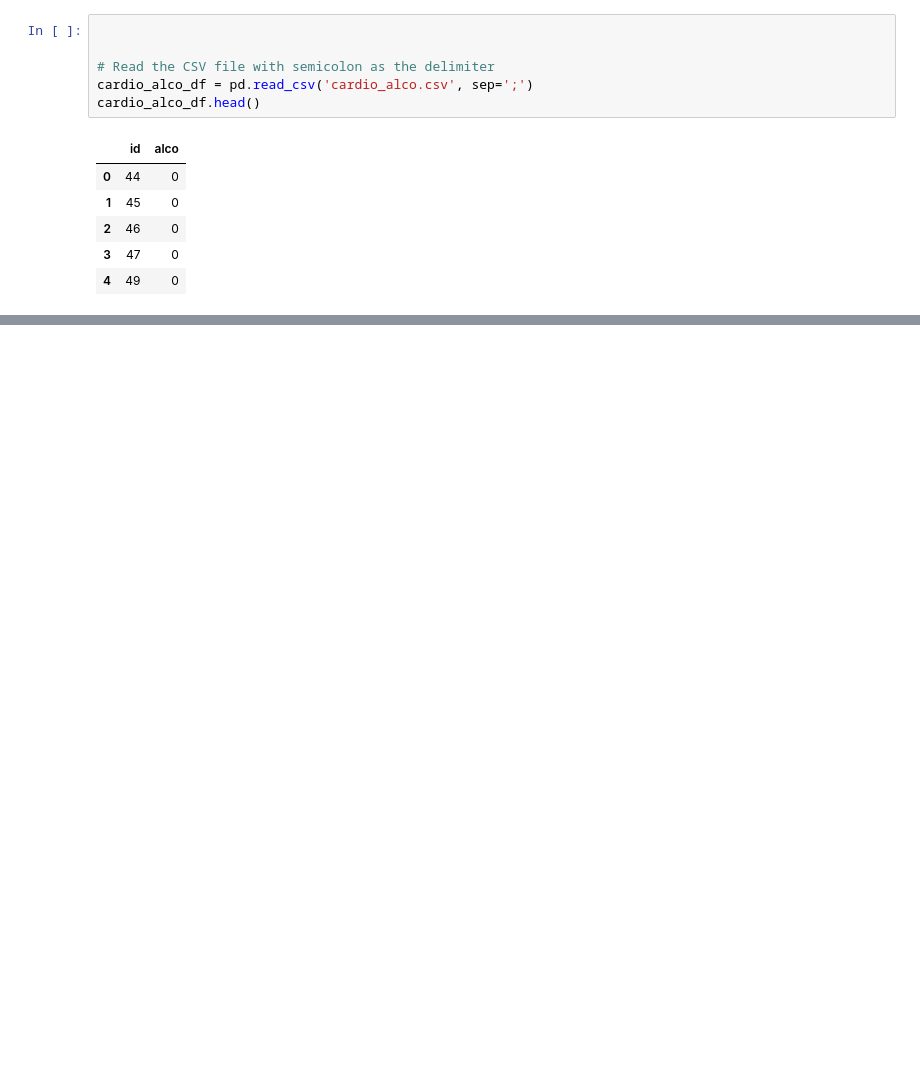
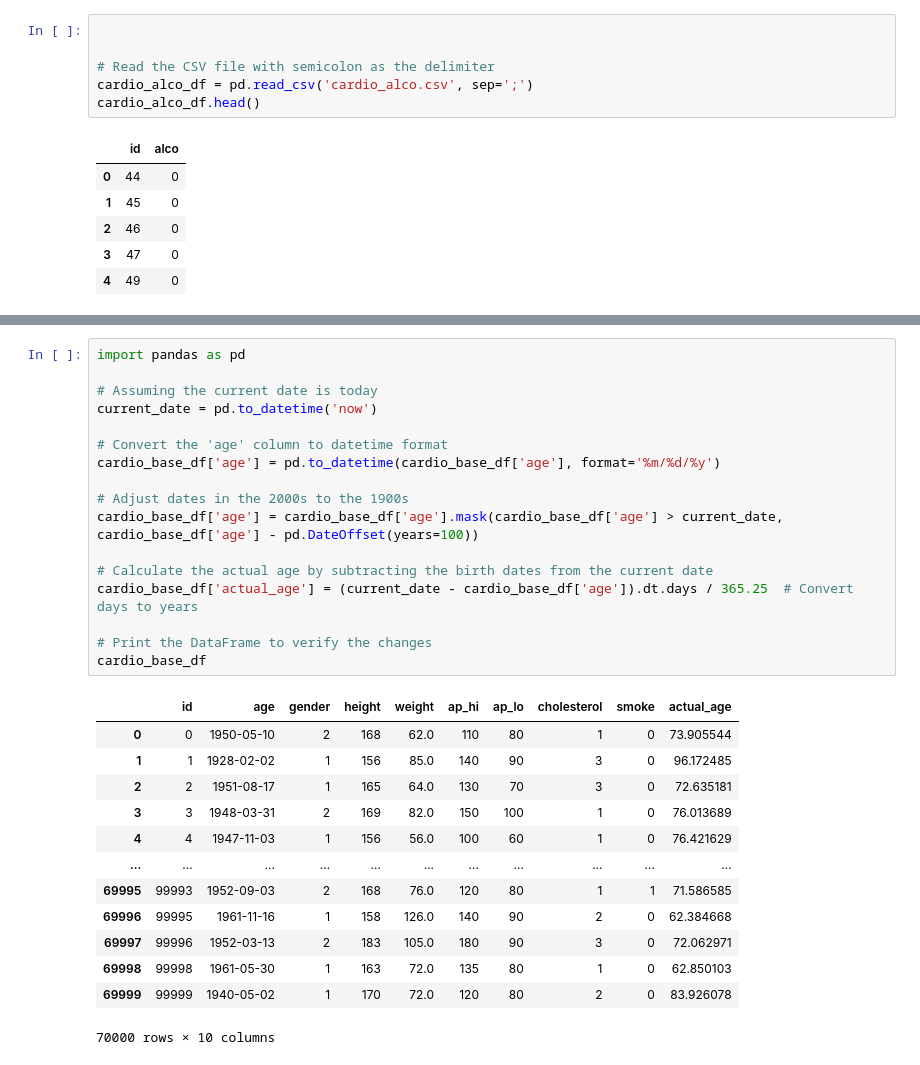
Before and after one commit to robertnesterodhiambo/robertnesterodhiambo-Data-analysis, a Jupyter notebook: turing/turing.ipynb, the cells around one changed output, grey strips where cells are left out. Drawn from its saved outputs; the diff is of its cells as text; blank space fills up the shorter version.

Commit message:
turing data anlayisi exams

```diff
--- a/turing/turing.ipynb
+++ b/turing/turing.ipynb
@@ -77,0 +137,31 @@ cardio_alco_df.head()
+# %%
+import pandas as pd
+
+# Assuming the current date is today
+current_date = pd.to_datetime('now')
+
+# Convert the 'age' column to datetime format
+cardio_base_df['age'] = pd.to_datetime(cardio_base_df['age'], format='%m/%d/%y')
+
+# Adjust dates in the 2000s to the 1900s
+cardio_base_df['age'] = cardio_base_df['age'].mask(cardio_base_df['age'] > current_date, cardio_base_df['age'] - pd.DateOffset(years=100))
+
+# Calculate the actual age by subtracting the birth dates from the current date
+cardio_base_df['actual_age'] = (current_date - cardio_base_df['age']).dt.days / 365.25  # Convert days to years
+
+# Print the DataFrame to verify the changes
+cardio_base_df
+# %% [output]
+|  | id | age | gender | height | weight | ap_hi | ap_lo | cholesterol | smoke | actual_age |
+| 0 | 0 | 1950-05-10 | 2 | 168 | 62.0 | 110 | 80 | 1 | 0 | 73.905544 |
+| 1 | 1 | 1928-02-02 | 1 | 156 | 85.0 | 140 | 90 | 3 | 0 | 96.172485 |
+| 2 | 2 | 1951-08-17 | 1 | 165 | 64.0 | 130 | 70 | 3 | 0 | 72.635181 |
+| 3 | 3 | 1948-03-31 | 2 | 169 | 82.0 | 150 | 100 | 1 | 0 | 76.013689 |
+| 4 | 4 | 1947-11-03 | 1 | 156 | 56.0 | 100 | 60 | 1 | 0 | 76.421629 |
+| ... | ... | ... | ... | ... | ... | ... | ... | ... | ... | ... |
+| 69995 | 99993 | 1952-09-03 | 2 | 168 | 76.0 | 120 | 80 | 1 | 1 | 71.586585 |
+| 69996 | 99995 | 1961-11-16 | 1 | 158 | 126.0 | 140 | 90 | 2 | 0 | 62.384668 |
+| 69997 | 99996 | 1952-03-13 | 2 | 183 | 105.0 | 180 | 90 | 3 | 0 | 72.062971 |
+| 69998 | 99998 | 1961-05-30 | 1 | 163 | 72.0 | 135 | 80 | 1 | 0 | 62.850103 |
+| 69999 | 99999 | 1940-05-02 | 1 | 170 | 72.0 | 120 | 80 | 2 | 0 | 83.926078 |
+70000 rows × 10 columns
```
Also changed, not shown: parts of 21 cells of this notebook, 1 other file.
